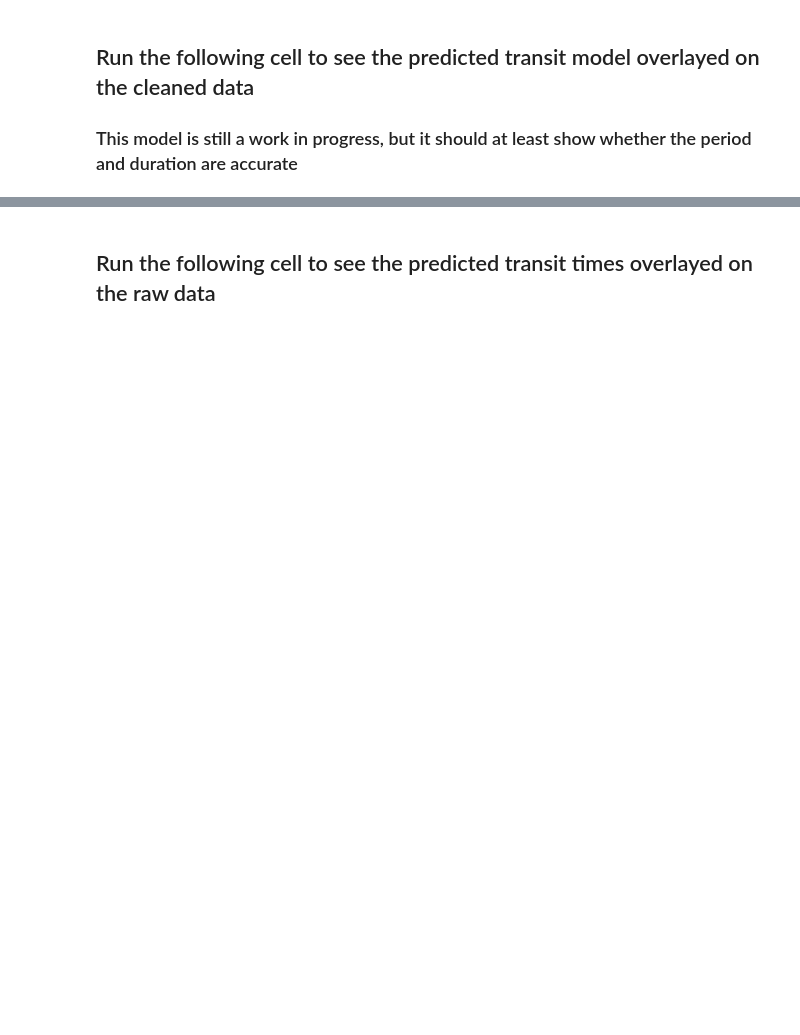
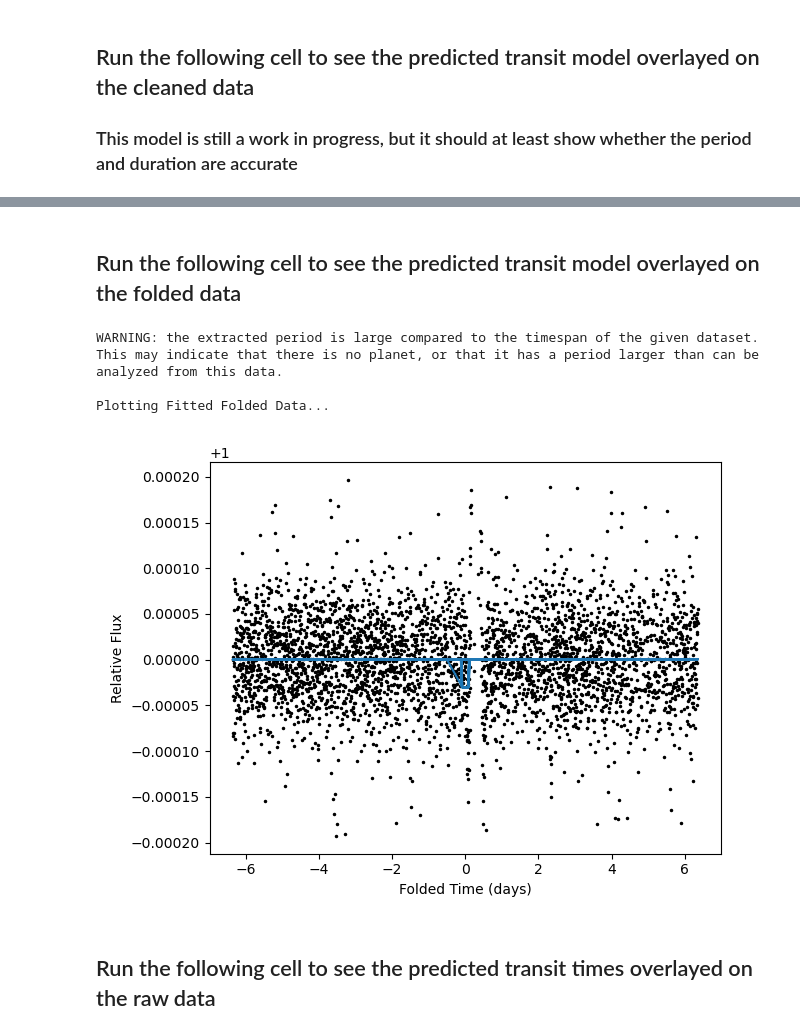
Before and after one commit to dcc5480/ASTRO-497-Exoplanet-Project, a Jupyter notebook: dashboard.ipynb, the cells around one changed output, grey strips where cells are left out. Cells and saved outputs as stored; diff of their text form; code cells hidden in the pictures; blank space fills up the shorter version.

```diff
--- a/dashboard.ipynb
+++ b/dashboard.ipynb
@@ -156,25 +159,25 @@ Plotting Raw Data...
 # %%
 #Clean the data
 #Remove NaN
-t1=(~np.isnan(time))&(~np.isnan(flux))
-time_clean=time[t1]
-flux_clean=flux[t1]
-err_clean=err[t1]
+nans=(~np.isnan(time))&(~np.isnan(flux))
+time_clean=time[nans]
+flux_clean=flux[nans]
+err_clean=err[nans]
 #Flatten data
 window_text=widgets.IntText(101)
 degree_text=widgets.IntText(2)
 print("Press enter after changing the values")
 def filter_menu(window=101,degree=2):
-    global flux_filt,err_filt,time_filt
+    global flux_filt,err_filt,time_filt,outliers
     print("Loading...")
     filt=savgol_filter(flux_clean,window,degree)
     flux_filt=flux_clean/filt
     err_filt=err_clean/filt
     #Remove outliers
-    t1=np.abs(1-flux_filt)<2*np.std(flux_filt)
-    time_filt=time_clean[t1]
-    flux_filt=flux_filt[t1]
-    err_filt=err_filt[t1]
+    outliers=np.abs(1-flux_filt)<2*np.std(flux_filt)
+    time_filt=time_clean[outliers]
+    flux_filt=flux_filt[outliers]
+    err_filt=err_filt[outliers]
     print("Done")
     print(f"Window: {window}\nDegree: {degree}")
 widgets.interact(filter_menu,window=window_text,degree=degree_text);
@@ -289,3 +296,32 @@ Plotting Fitted Raw Data...
+# %% [markdown]
+## Run the following cell to see the predicted transit model overlayed on the folded data
+# %%
+#Analyze model
+max_power=np.argmax(powers)
+period=periodogram.period[max_power]
+duration=periodogram.duration[max_power]
+time0=periodogram.transit_time[max_power]
+if (time[-1]-time[0])/period<10:
+    print("WARNING: the extracted period is large compared to the timespan of the given dataset.\nThis may indicate that there is no planet, or that it has a period larger than can be analyzed from this data.\n")
+stats=model.compute_stats(period,duration,time0)
+print("Plotting Fitted Folded Data...")
+#Folded data
+timefold=(time_filt-stats['transit_times'][0]-period/2)%period-period/2
+plt.close(4)
+plt.figure(4)
+plt.plot(timefold,flux_filt,'.k',ms=3)
+plt.plot(timefold,model_box[nans][outliers])
+plt.xlabel("Folded Time (days)")
+plt.ylabel("Relative Flux")
+plt.tight_layout()
+plt.savefig(f"{mainpath}/plots/fold_{save}")
+plt.show()
+# %% [output]
+WARNING: the extracted period is large compared to the timespan of the given dataset.
+This may indicate that there is no planet, or that it has a period larger than can be analyzed from this data.
+
+Plotting Fitted Folded Data...
+[figure, added]
 # %% [markdown]
 ## Run the following cell to see the predicted transit times overlayed on the raw data
 # %%
```
Also changed, not shown: parts of 18 cells of this notebook.
